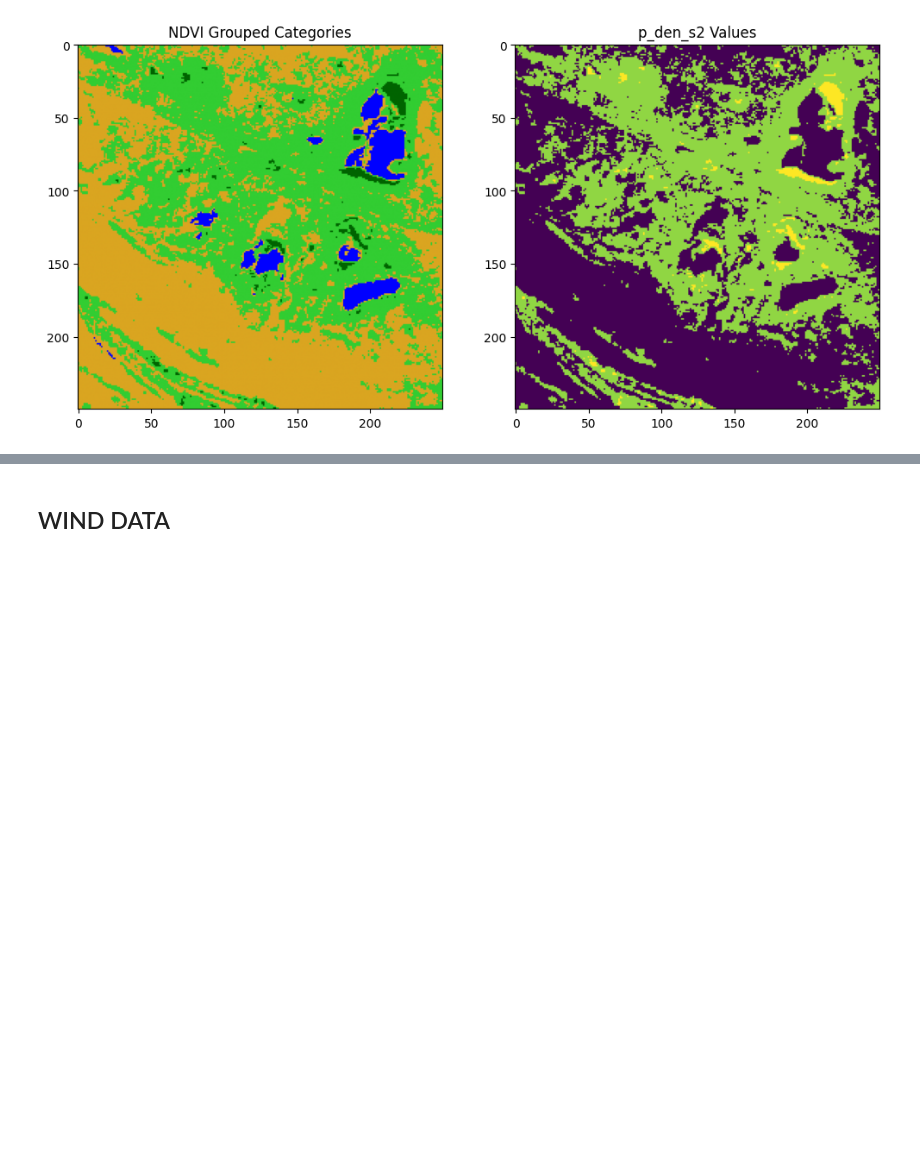
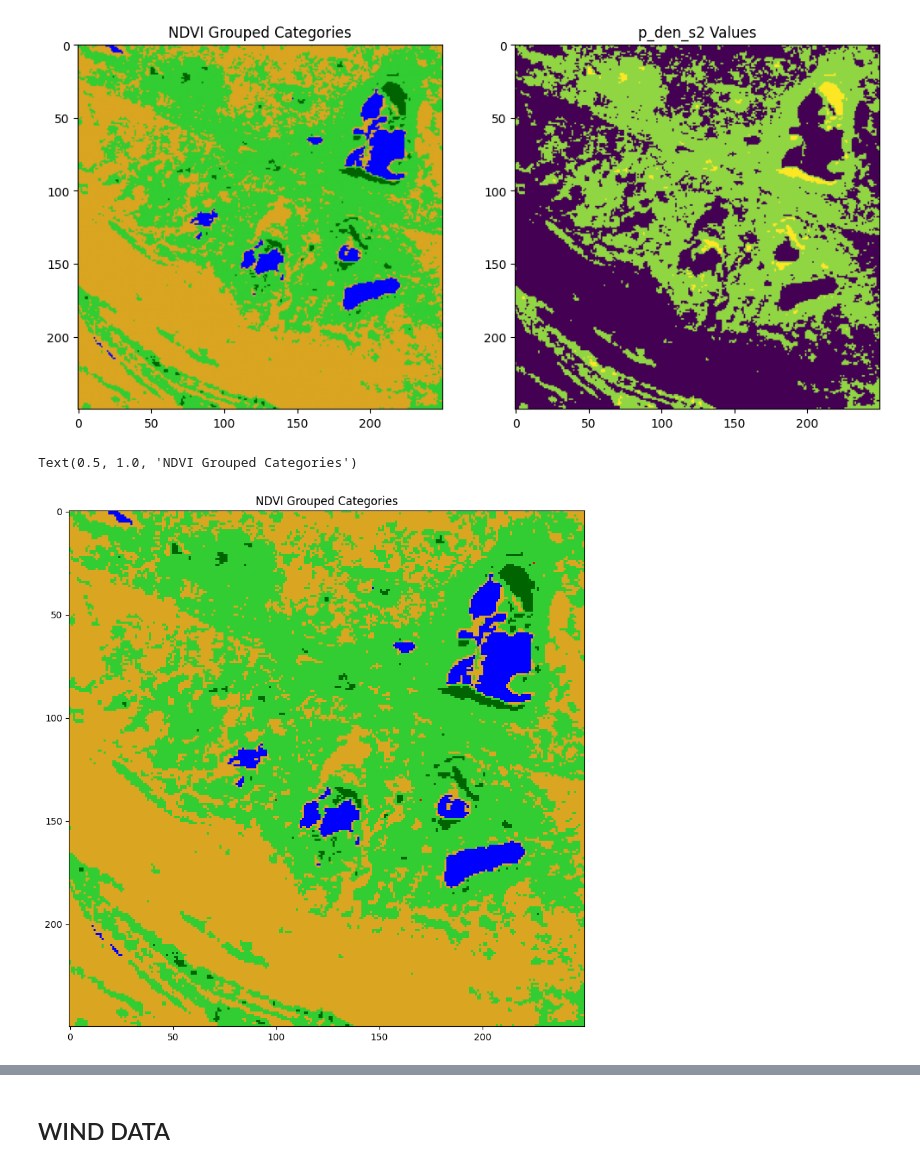
Before and after one commit to francobarrionuevoenv21/HPC_2025, a Jupyter notebook: Final_project/CA_Implt_GPUs_HPC2025.ipynb, the cells around one changed output, grey strips where cells are left out. Cells and saved outputs as stored; diff of their text form; code cells hidden in the pictures; blank space fills up the shorter version.

```diff
--- a/Final_project/CA_Implt_GPUs_HPC2025.ipynb
+++ b/Final_project/CA_Implt_GPUs_HPC2025.ipynb
@@ -460,15 +460,30 @@ y_s2 = p_den_s2_sel.shape[0]
 # %%
 state_s2 = np.zeros((y_s2, x_s2), dtype=np.int32)  # 0: non-burnt, 1: burning & 2: burnt
 # %%
-FP01_lon_index = 200
-FP01_lat_index = 150
+FP01_lon_index = 140
+FP01_lat_index = 170
 
-FP02_lon_index = 100
-FP02_lat_index = 140
+FP02_lon_index = 140
+FP02_lat_index = 100
 
-FP03_lon_index = 225
-FP03_lat_index = 25
+FP03_lon_index = 25
+FP03_lat_index = 225
 
 state_s2[FP01_lon_index, FP01_lat_index] = 1
 state_s2[FP02_lon_index, FP02_lat_index] = 1
 state_s2[FP03_lon_index, FP03_lat_index] = 1
+
+FP_mask = (state_s2 == 1)
+
+ndvi_numerical_sel_copy = ndvi_numerical_sel.copy()
+ndvi_numerical_sel_copy[FP_mask] = 4
+# %%
+cmap_123 = ListedColormap(['blue', 'goldenrod', 'limegreen', 'darkgreen', 'red'])
+
+fig, ax = plt.subplots(figsize=(10,10)) # Correctly unpacks figure and axes
+
+ax.imshow(ndvi_numerical_sel_copy, cmap=cmap_123) # Use the numerical data for plotting
+ax.set_title("NDVI Grouped Categories")
+# %% [output]
+Text(0.5, 1.0, 'NDVI Grouped Categories')
+[figure, added]
```
Also changed, not shown: parts of 5 cells of this notebook.
